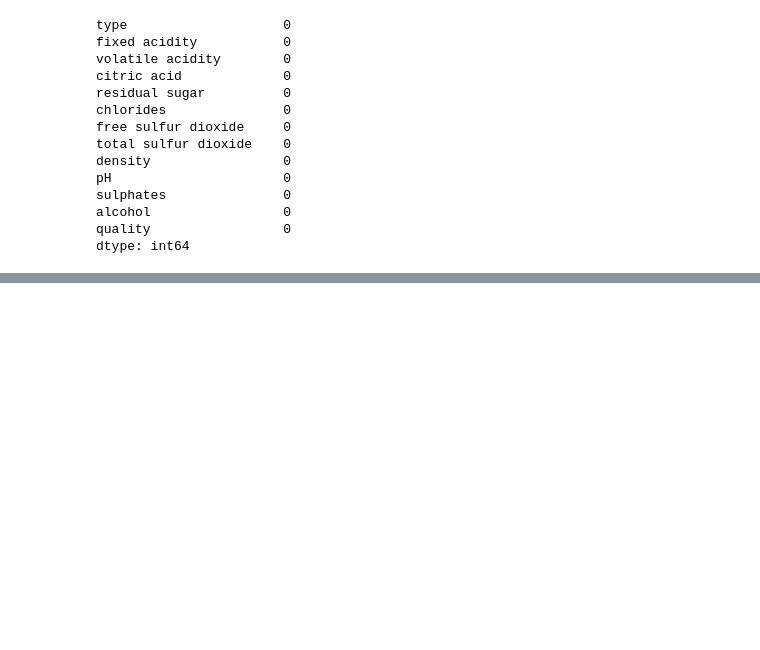
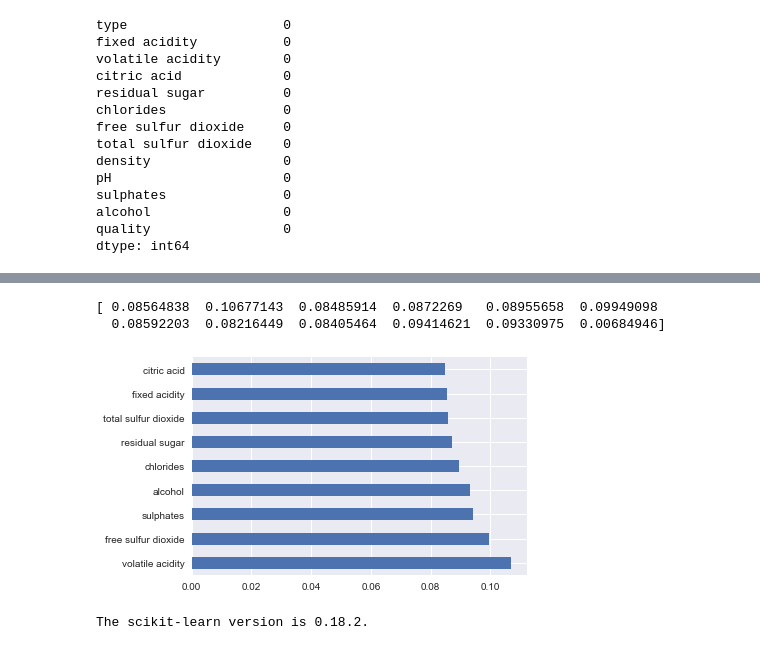
Before and after one commit to Vanditg/Wine-Quality-Analysis-, a Jupyter notebook: Wine_Quality_Analysis.ipynb, the cells around one changed output, grey strips where cells are left out. Cells and saved outputs as stored; diff of their text form; code cells hidden in the pictures; blank space fills up the shorter version.

Commit message:
Updating the notebook file with different models testing

```diff
--- a/Wine_Quality_Analysis.ipynb
+++ b/Wine_Quality_Analysis.ipynb
@@ -317,0 +572,9 @@ plt.show()
+# %%
+'''
+Mapping the quality string variable to numerical variable.
+-- Convert numerical to string varible
+-- Convert string varible to numerical 0, 1, and 2.
+'''
+quality_map = { 3 : 'Low', 4 : 'Low', 5: 'Medium', 6 : 'Medium', 7: 'Medium', 8 : 'High', 9 : 'High'}
+data_copy3['quality'] =  data_copy3['quality'].map(quality_map)
+print(data_copy3)
@@ -317,0 +606,4 @@ plt.show()
+# %%
+map_quality = {'Low': 0, 'Medium': 1, 'High': 2}
+data_copy3['quality'] = data_copy3['quality'].map(map_quality)
+print(data_copy3)
@@ -317,0 +628,19 @@ plt.show()
+# %%
+'''
+Selection of good features for model training
+'''
+x = data_copy3.drop('quality',axis=1)
+y = data_copy3['quality']
+# %%
+model = ExtraTreesClassifier()
+model.fit(x, y)
+print(model.feature_importances_)
+# %% [output]
+[ 0.08564838  0.10677143  0.08485914  0.0872269   0.08955658  0.09949098
+  0.08592203  0.08216449  0.08405464  0.09414621  0.09330975  0.00684946]
+# %%
+imp_features = pd.Series(model.feature_importances_, index = x.columns)
+imp_features.nlargest(9).plot(kind = 'barh')
+plt.show()
+# %% [output]
+[figure, added]
@@ -317,0 +699,4 @@ plt.show()
+# %%
+print('The scikit-learn version is {}.'.format(sklearn.__version__))
+# %% [output]
+The scikit-learn version is 0.18.2.
```
Also changed, not shown: parts of 49 cells of this notebook.
